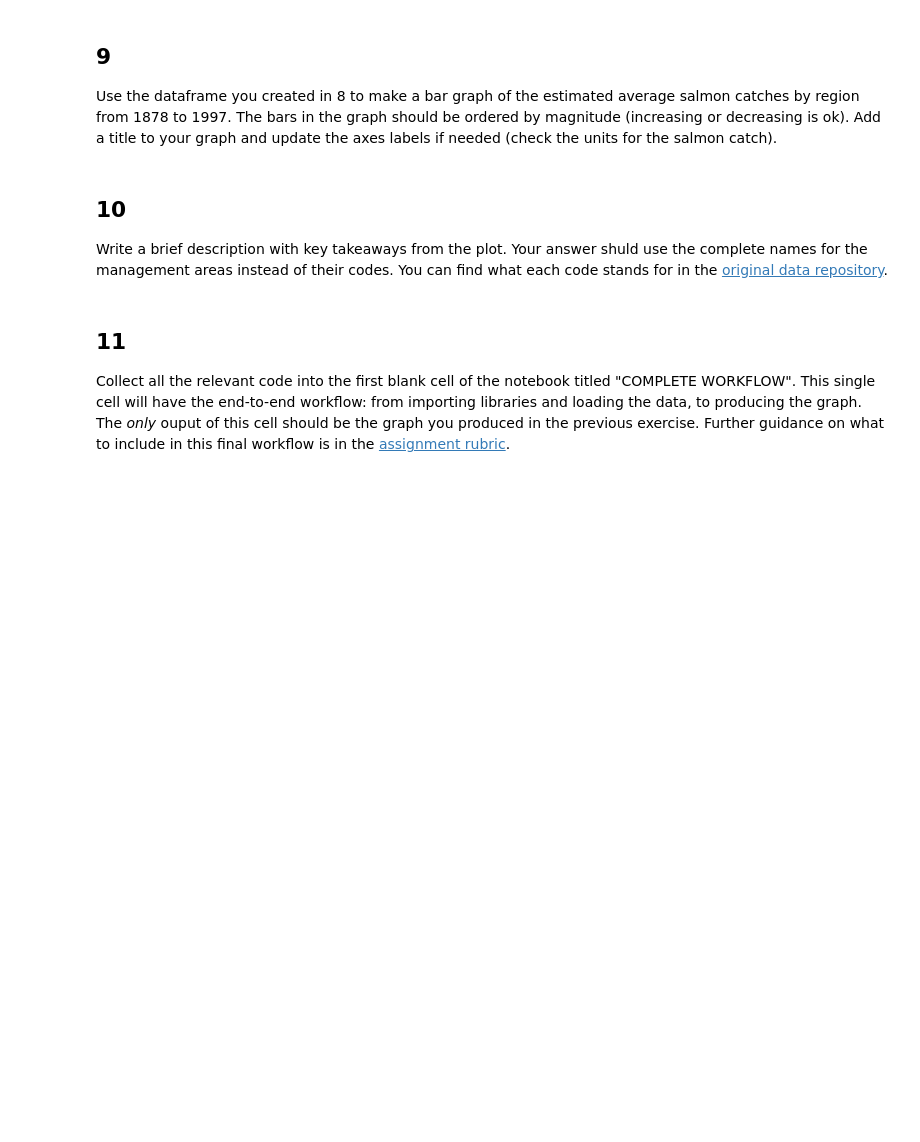
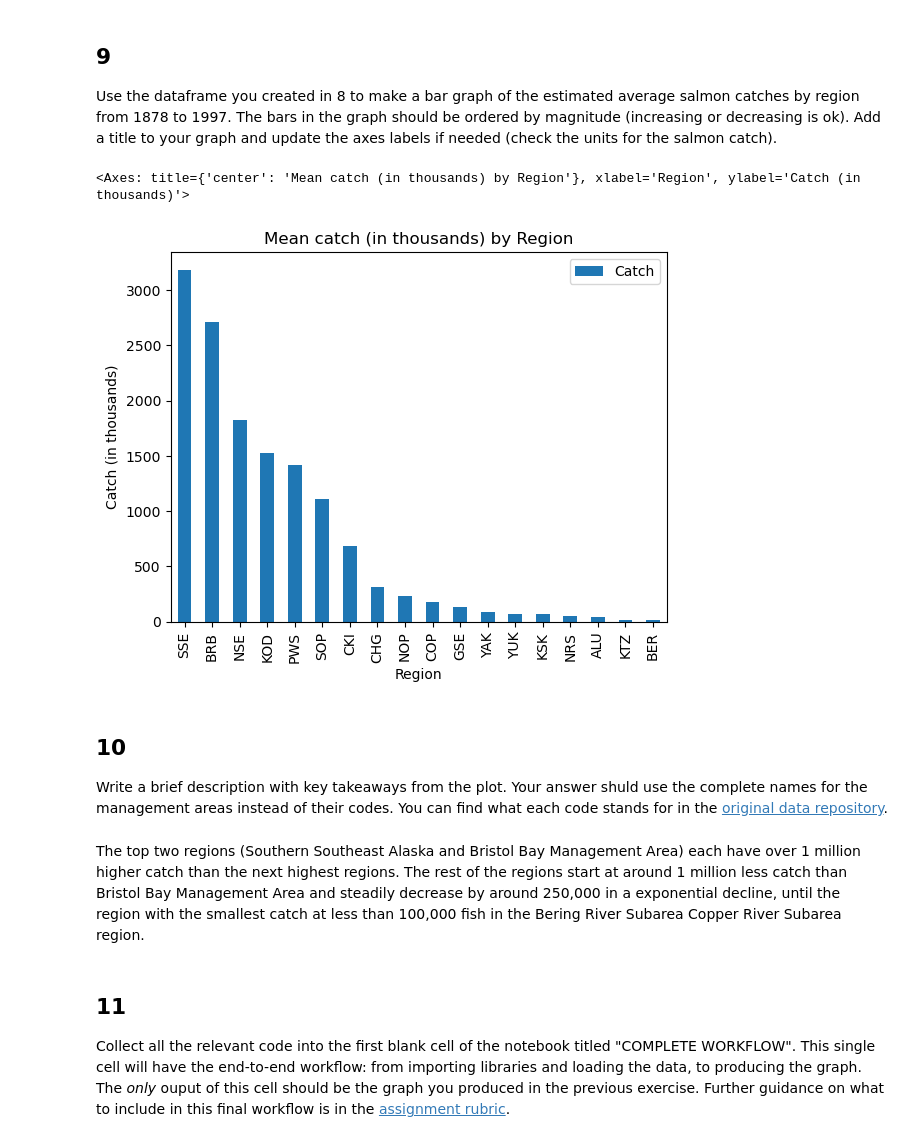
Before and after one commit to lsdixit/eds220-hwk2, a Jupyter notebook: task2/hwk2-task2-salmon.ipynb, the cells around one changed output. Saved outputs shown, nothing was run; the diff lists cells and outputs as text; code cells hidden in the pictures; blank space fills up the shorter version.

Commit message:
Plot mean catch by region and discuss results

```diff
--- a/task2/hwk2-task2-salmon.ipynb
+++ b/task2/hwk2-task2-salmon.ipynb
@@ -282,6 +282,13 @@ q8 results: All test cases passed!
 ## 9
 
 Use the dataframe you created in 8 to make a bar graph of the estimated average salmon catches by region from 1878 to 1997. The bars in the graph should be ordered by magnitude (increasing or decreasing is ok). Add a title  to your graph and update the axes labels if needed (check the units for the salmon catch).
+# %%
+avg_region.sort_values(by='Catch', ascending=False).plot(kind = 'bar',
+                                                        title = "Mean catch (in thousands) by Region",
+                                                        ylabel = "Catch (in thousands)")
+# %% [output]
+<Axes: title={'center': 'Mean catch (in thousands) by Region'}, xlabel='Region', ylabel='Catch (in thousands)'>
+[figure, added]
 # %% [markdown]
 <!-- END QUESTION -->
 
@@ -290,6 +297,8 @@ Use the dataframe you created in 8 to make a bar graph of the estimated average
 ## 10
 
 Write a brief description with key takeaways from the plot. Your answer shuld use the complete names for the management areas instead of their codes. You can find what each code stands for in the [original data repository](https://knb.ecoinformatics.org/view/df35b.304.2#df35b.303.1).
+# %% [markdown]
+The top two regions (Southern Southeast Alaska and Bristol Bay Management Area) each have over 1 million higher catch than the next highest regions. The rest of the regions start at around 1 million less catch than Bristol Bay Management Area and steadily decrease by around 250,000 in a exponential decline, until the region with the smallest catch at less than 100,000 fish in the Bering River Subarea Copper River Subarea region.
 # %% [markdown]
 <!-- END QUESTION -->
 
```
